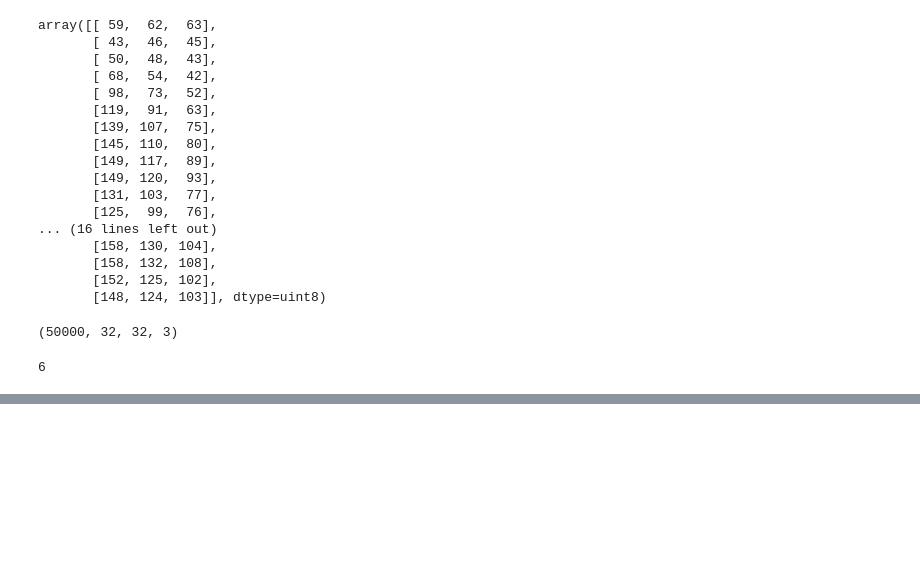
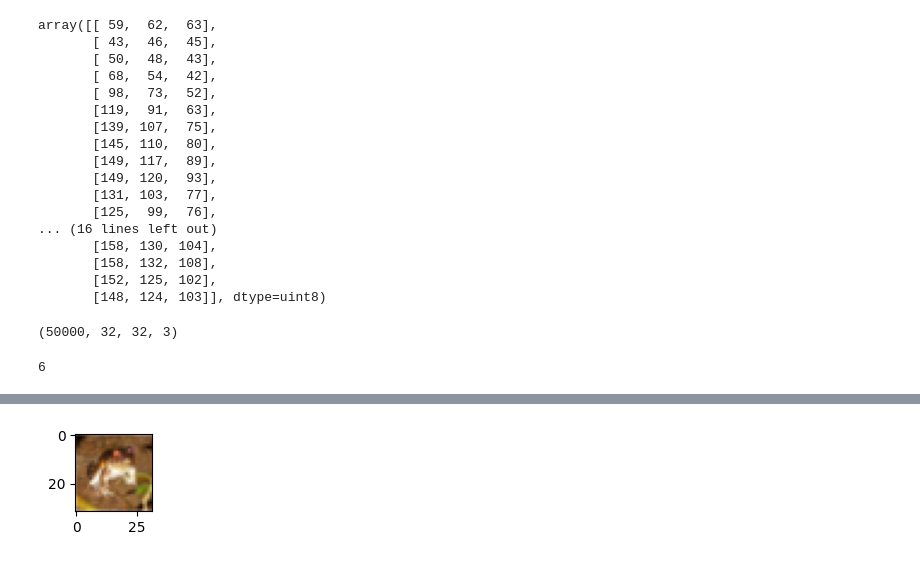
Before and after one commit to Aakanshi-Sharma/multi-image-classification, a Jupyter notebook: model.ipynb, the cells around one changed output, grey strips where cells are left out. Saved outputs shown, nothing was run; the diff lists cells and outputs as text; code cells hidden in the pictures; blank space fills up the shorter version.

Commit message:
images

```diff
--- a/model.ipynb
+++ b/model.ipynb
@@ -51,0 +47,8 @@ plt.imshow(x_train[0])
+# %%
+def plot_sample(index):
+    plt.figure(figsize=(10,1))
+    plt.imshow(x_train[index])
+# %%
+plot_sample(0)
+# %% [output]
+[figure, added]
```
Also changed, not shown: parts of 2 cells of this notebook.
